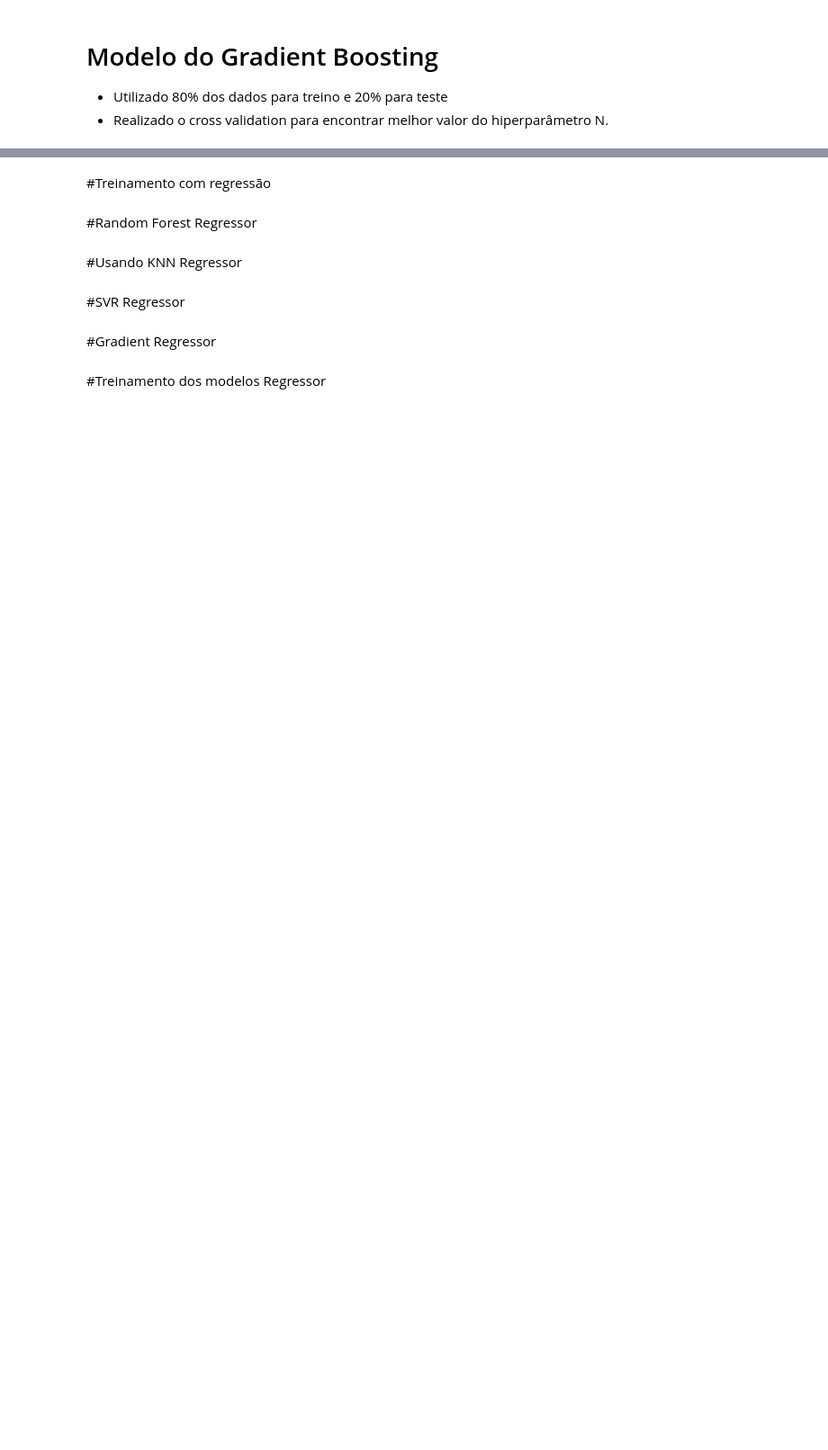
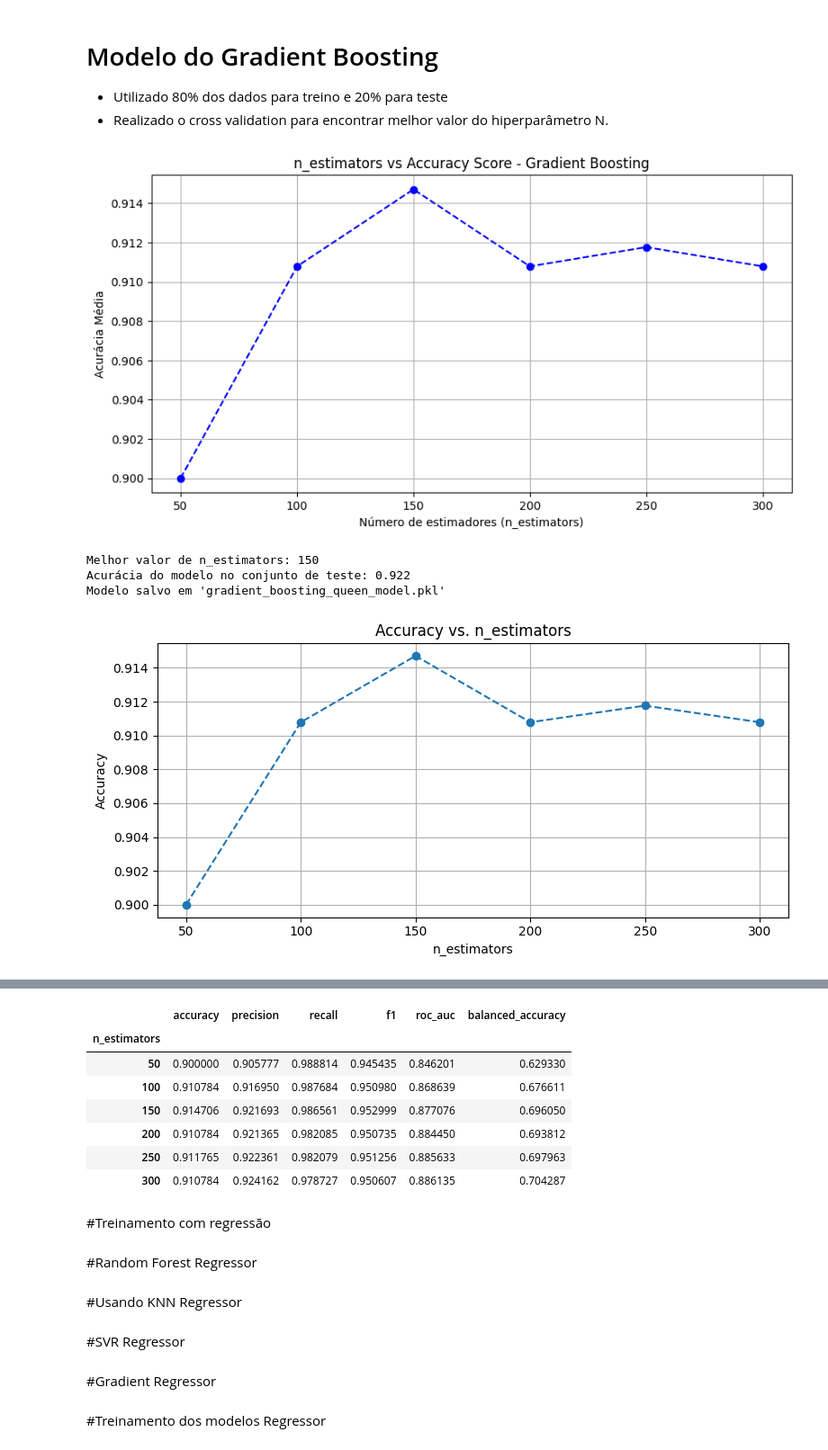
Before and after one commit to matheusbuenowb/Data-Mining-Bee-Colony, a Jupyter notebook: Atividade_IC.ipynb, the cells around one changed output, grey strips where cells are left out. Shown at 90% size. Drawn from its saved outputs; the diff is of its cells as text; code cells hidden in the pictures; blank space fills up the shorter version.

```diff
--- a/Atividade_IC.ipynb
+++ b/Atividade_IC.ipynb
@@ -302,29 +337,35 @@ Modelo salvo em 'svm_queen_model.pkl'
 # %%
 from sklearn.ensemble import GradientBoostingClassifier
 
 # Avaliação de diferentes valores de n_estimators
 
 n_estimators_values = range(50, 310, 50)
 accuracy_scores = []
 
 for n in n_estimators_values:
     model = GradientBoostingClassifier(n_estimators=n, learning_rate=0.1, random_state=42)
     cv_scores = cross_val_score(model, X_train, y_train, cv=5)
     accuracy_scores.append(cv_scores.mean())
 
 plotValues('Número de estimadores (n_estimators)','n_estimators vs Accuracy Score - Gradient Boosting',
            n_estimators_values, accuracy_scores, 'linear')
 
 # Escolhendo o melhor n_estimators baseado na maior acurácia
 best_n = n_estimators_values[accuracy_scores.index(max(accuracy_scores))]
 print(f"Melhor valor de n_estimators: {best_n}")
 
 # Criando o modelo Gradient Boosting com o melhor n_estimators
 model = GradientBoostingClassifier(n_estimators=best_n, learning_rate=0.1, random_state=42)
 
 trainModel(model, 'gradient_boosting_queen_model.pkl')
 
-evaluateMetrics(model, n_estimators_values, 'n_estimators', X_train, y_train)
+evaluateMetrics(model, n_estimators_values, 'n_estimators', X_train, y_train, 'linear')
 
 # Carregando o modelo para novas previsões
 #newDataPrediction('gradient_boosting_queen_model.pkl')
+# %% [output]
+[figure, added]
+Melhor valor de n_estimators: 150
+Acurácia do modelo no conjunto de teste: 0.922
+Modelo salvo em 'gradient_boosting_queen_model.pkl'
+[figure, added]
@@ -331,3 +377,11 @@ evaluateMetrics(model, n_estimators_values, 'n_estimators', X_train, y_train)
+|  | accuracy | precision | recall | f1 | roc_auc | balanced_accuracy |
+| n_estimators |  |  |  |  |  |  |
+| 50 | 0.900000 | 0.905777 | 0.988814 | 0.945435 | 0.846201 | 0.629330 |
+| 100 | 0.910784 | 0.916950 | 0.987684 | 0.950980 | 0.868639 | 0.676611 |
+| 150 | 0.914706 | 0.921693 | 0.986561 | 0.952999 | 0.877076 | 0.696050 |
+| 200 | 0.910784 | 0.921365 | 0.982085 | 0.950735 | 0.884450 | 0.693812 |
+| 250 | 0.911765 | 0.922361 | 0.982079 | 0.951256 | 0.885633 | 0.697963 |
+| 300 | 0.910784 | 0.924162 | 0.978727 | 0.950607 | 0.886135 | 0.704287 |
 # %% [markdown]
 #Treinamento com regressão
 # %%
```
Also changed, not shown: parts of 14 cells of this notebook.
